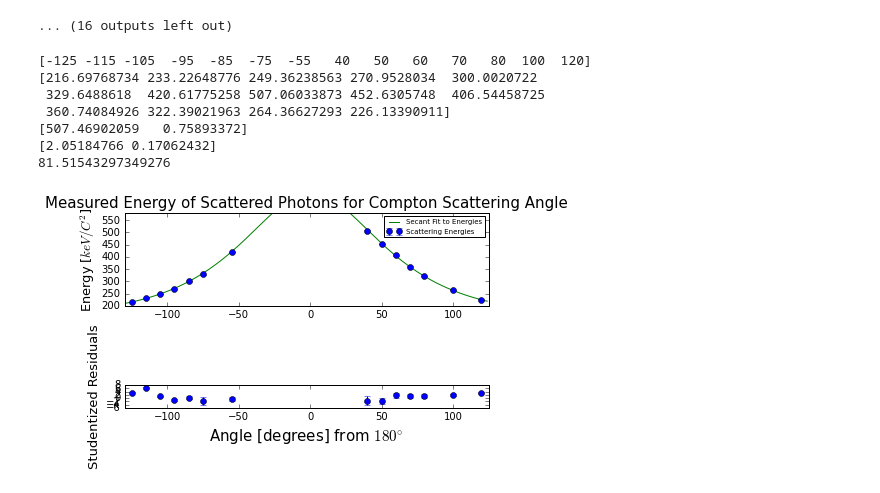
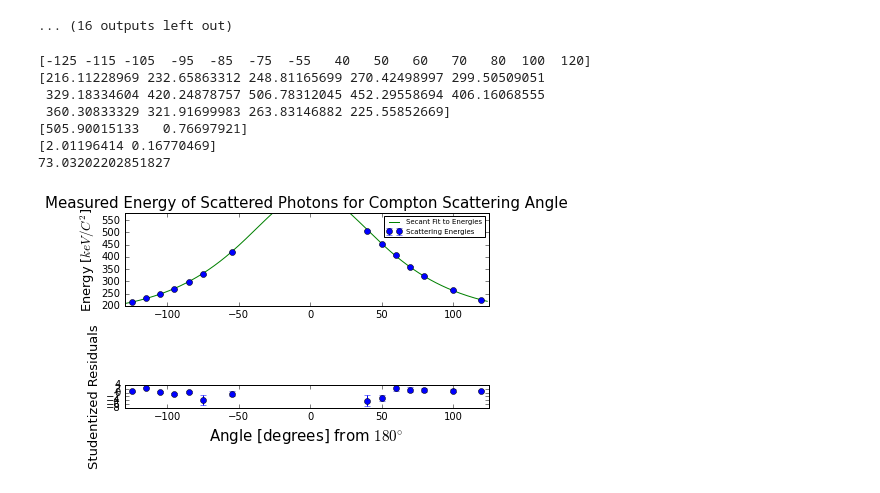
Before and after one commit to jmanlarkin/Compton, a Jupyter notebook: Scattering Fits.ipynb, the cells around one changed output. Drawn from its saved outputs; the diff is of its cells as text; code cells hidden in the pictures.

```diff
--- a/Scattering Fits.ipynb
+++ b/Scattering Fits.ipynb
@@ -64,7 +64,7 @@ def Fit(input_databox, interval, guess):
 
 Cs = Fit(Sum('Cs-137'), 200, 1762)
 Ba_1 = Fit(Sum('Ba-133'), 85, 980)
-Ba_2 = Fit(Sum('Ba-133'), 60, 830)
+Ba_2 = Fit(Sum('Ba-133'), 35, 830)
 Co = Fit(Sum('Co-57'), 45, 375)
 Na = Fit(Sum('Na-22'), 200, 1360)
 
@@ -95,7 +95,7 @@ def Plots(data, Name):
     ax[0].set_ylabel('Counts', fontsize=13)
     ax[0].set_title('Callibration - Photon Count per Channel for ' + str(Name), fontsize=14)
 
-    fig.savefig(str(Name) + '_Callibration.png')
+    fig.savefig('Plots/' + str(Name) + '_Callibration.png')
 
 Plots(Ba_2, 'Ba-302')
 # %% [output]
@@ -520,38 +520,38 @@ energies_err = linearFit_par[0]*np.asarray(err)
 
 test1, test2 = curve_fit(Energy, angles, energies, p0=[510, 0.1])
 
-energyResid = (energies-Energy(angles, *test1))/energies_err
+energyResid = (energies-Energy(angles, *test1))
 
 print(angles)
 print(energies)
 
 plt1, ax1 = plt.subplots(2, 1, sharey='row', tight_layout = True, gridspec_kw={'height_ratios':[4,1]})
 
 ax1[0].errorbar(angles, energies, yerr=energies_err, fmt='o', label='Scattering Energies')
 ax1[0].plot(np.arange(-130, 125), Energy(np.arange(-130, 125), *test1), label = 'Secant Fit to Energies')
 ax1[0].set_ylim(top = 580)
 
 ax1[0].set_xlim(-130, 125)
 ax1[1].set_xlim(-130, 125)
 
 ax1[1].errorbar(angles, energyResid, yerr=energies_err, fmt='o')
 
 ax1[1].set_xlabel('Angle [degrees] from $180^{\circ}$', fontsize=15)
 ax1[1].set_ylabel('Studentized Residuals', fontsize=13)
 ax1[0].set_ylabel('Energy [$keV/C^2$]', fontsize=13)
 ax1[0].legend(loc='upper right', prop={'size':7})
 ax1[0].set_title('Measured Energy of Scattered Photons for Compton Scattering Angle', fontsize=15)
 
 plt1.savefig('Energy_Plot.svg')
 
 print(test1), print(np.sqrt(np.diag(test2)))
 print(Chi2(angles, test1, energies, energies_err))
 # %% [output]
 [-125 -115 -105  -95  -85  -75  -55   40   50   60   70   80  100  120]
-[216.69768734 233.22648776 249.36238563 270.9528034  300.0020722
- 329.6488618  420.61775258 507.06033873 452.6305748  406.54458725
- 360.74084926 322.39021963 264.36627293 226.13390911]
-[507.46902059   0.75893372]
-[2.05184766 0.17062432]
-81.51543297349276
+[216.11228969 232.65863312 248.81165699 270.42498997 299.50509051
+ 329.18334604 420.24878757 506.78312045 452.29558694 406.16068555
+ 360.30833329 321.91699983 263.83146882 225.55852669]
+[505.90015133   0.76697921]
+[2.01196414 0.16770469]
+73.03202202851827
-[figure, old version]
+[figure, new version]
```
Also changed, not shown: parts of 1 cell of this notebook, 13 other files.
